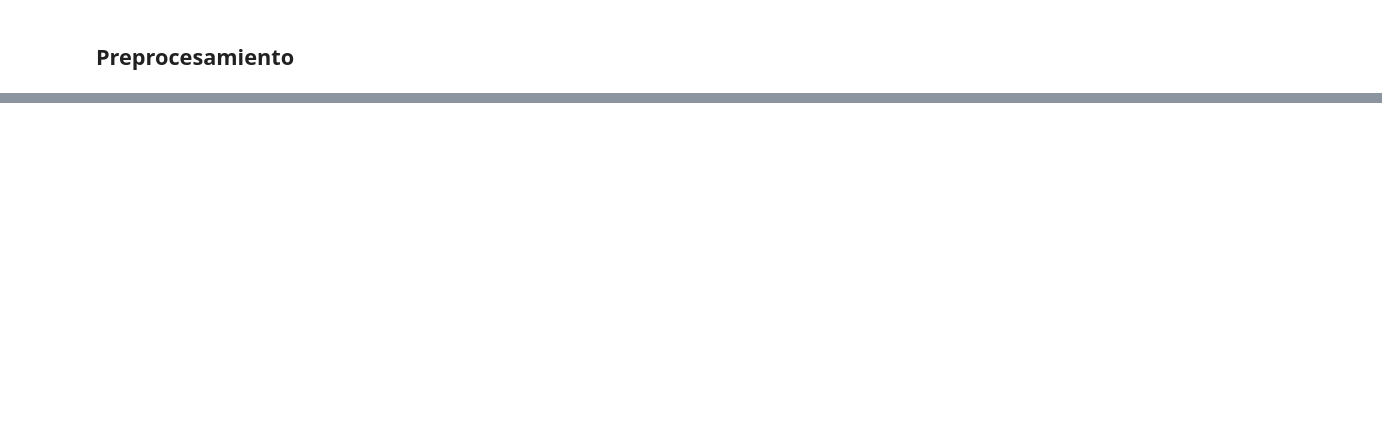
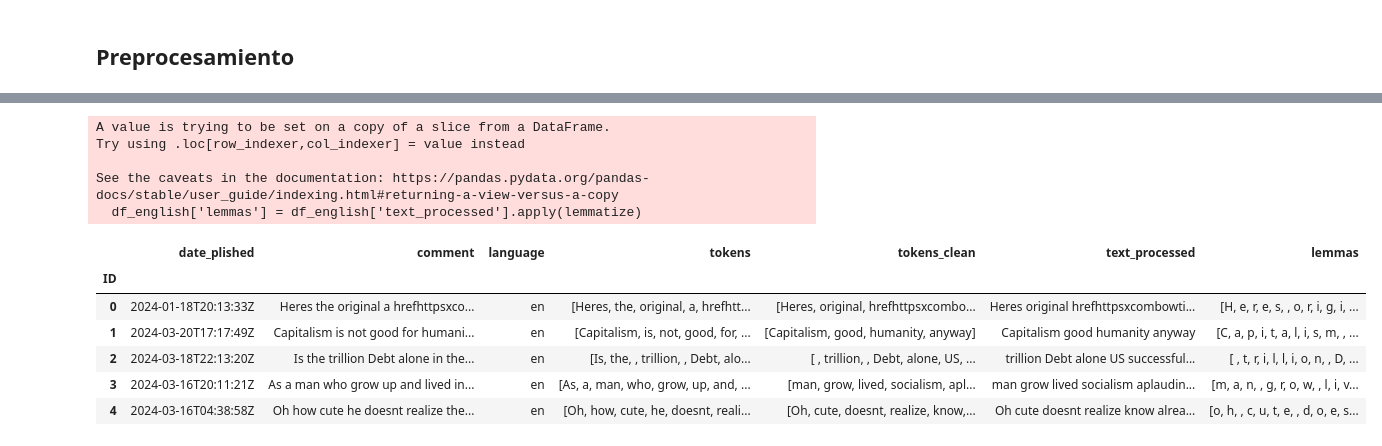
Before and after one commit to Martinerramuspe/milei-project-nlp, a Jupyter notebook: Data_preprocess.ipynb, the cells around one changed output, grey strips where cells are left out. Drawn from its saved outputs; the diff is of its cells as text; code cells hidden in the pictures; blank space fills up the shorter version.

Commit message:
creacion de primero prepro

```diff
--- a/Data_preprocess.ipynb
+++ b/Data_preprocess.ipynb
@@ -293,3 +352,6 @@ def tokenize(text):
 def remove_stopwords(tokens):
     stop_words = set(stopwords.words('english'))
     return [token for token in tokens if token.lower() not in stop_words]
+# %%
+# Aplicamos a la columna nueva token
+df_english["tokens_clean"]=df_english["tokens"].apply(remove_stopwords)
@@ -295,0 +378,3 @@ def remove_stopwords(tokens):
+# %%
+# Aplicamos funcion a columna tokens_clean
+df_english['text_processed'] = df_english['tokens_clean'].apply(reconstruct_text)
@@ -296,3 +397,27 @@ def remove_stopwords(tokens):
+# %%
+# Paso 5: Lematización
+def lemmatize(tokens):
+    doc = nlp(reconstruct_text(tokens))
+    return [token.lemma_ for token in doc]
+# %%
+#Aplicamos ultimo preprocesamiento:
+df_english['lemmas'] = df_english['text_processed'].apply(lemmatize)
+# %% [output]
+A value is trying to be set on a copy of a slice from a DataFrame.
+Try using .loc[row_indexer,col_indexer] = value instead
+
+See the caveats in the documentation: https://pandas.pydata.org/pandas-docs/stable/user_guide/indexing.html#returning-a-view-versus-a-copy
+  df_english['lemmas'] = df_english['text_processed'].apply(lemmatize)
+# %%
+df_english.head()
+# %% [output]
+|  | date_plished | comment | language | tokens | tokens_clean | text_processed | lemmas |
+| ID |  |  |  |  |  |  |  |
+| 0 | 2024-01-18T20:13:33Z | Heres the original a hrefhttpsxco... | en | [Heres, the, original, a, hrefhtt... | [Heres, original, hrefhttpsxcombo... | Heres original hrefhttpsxcombowti... | [H, e, r, e, s, , o, r, i, g, i, ... |
+| 1 | 2024-03-20T17:17:49Z | Capitalism is not good for humani... | en | [Capitalism, is, not, good, for, ... | [Capitalism, good, humanity, anyway] | Capitalism good humanity anyway | [C, a, p, i, t, a, l, i, s, m, , ... |
+| 2 | 2024-03-18T22:13:20Z | Is the trillion Debt alone in the... | en | [Is, the, , trillion, , Debt, alo... | [ , trillion, , Debt, alone, US, ... | trillion Debt alone US successful... | [ , t, r, i, l, l, i, o, n, , D, ... |
+| 3 | 2024-03-16T20:11:21Z | As a man who grow up and lived in... | en | [As, a, man, who, grow, up, and, ... | [man, grow, lived, socialism, apl... | man grow lived socialism aplaudin... | [m, a, n, , g, r, o, w, , l, i, v... |
+| 4 | 2024-03-16T04:38:58Z | Oh how cute he doesnt realize the... | en | [Oh, how, cute, he, doesnt, reali... | [Oh, cute, doesnt, realize, know,... | Oh cute doesnt realize know alrea... | [o, h, , c, u, t, e, , d, o, e, s... |
 # %%
 
 
```
Also changed, not shown: parts of 18 cells of this notebook, 1 other file.
